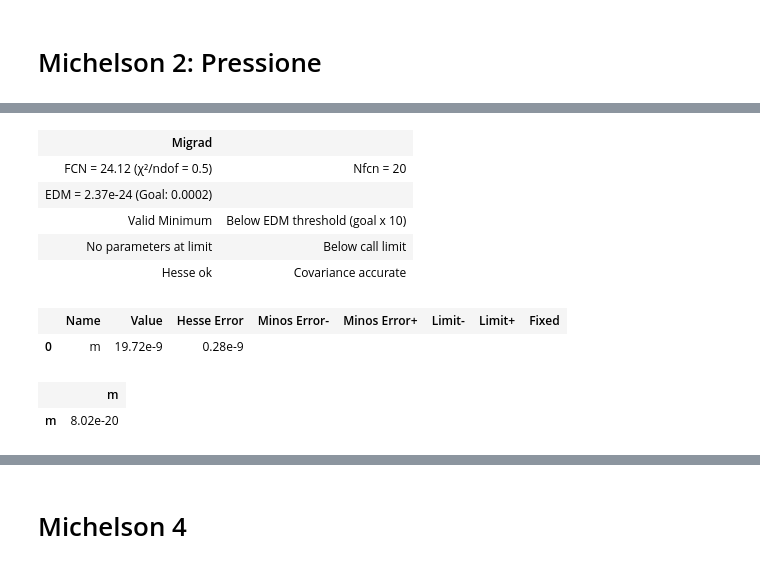
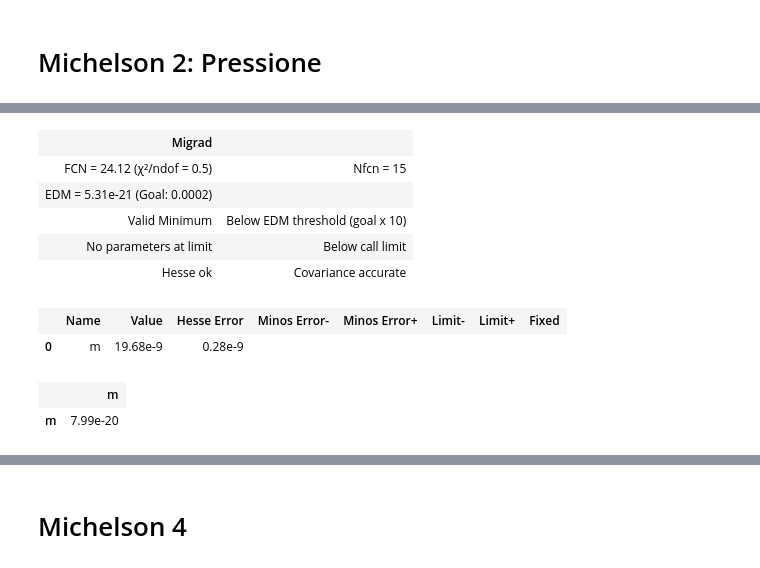
Before and after one commit to Yedi278/Lab2, a Jupyter notebook: Interferometro/Interferometro.ipynb, the cells around one changed output, grey strips where cells are left out. Cells and saved outputs as stored; diff of their text form; code cells hidden in the pictures.

```diff
--- a/Interferometro/Interferometro.ipynb
+++ b/Interferometro/Interferometro.ipynb
@@ -302,4 +317,4 @@ for i,j in zip(angolo,err_angoli_fp1):
 # %%
-err_cs_angoli_2 = errore_angoli_2(dist,raggi,errx=5,erry=.25)
+err_cs_angoli_2 = errore_angoli_2(dist,raggi,errx=1,erry=.1)
 print(err_cs_angoli_2)
 # %% [output]
@@ -307,6 +322,6 @@ print(err_cs_angoli_2)
 # %%
-c = LeastSquares(N_fp1, cs_angolo, 9.43696979860459e-6, f1)
-m = Minuit(c, a=-61.91e3, d=-3.1185e-3)
+c = LeastSquares(N_fp1, cs_angolo, err_cs_angoli_2, f1)
+m = Minuit(c, a=61.91e3, d=3.1185e-3)
 m.migrad()
 m.hesse()
 # %% [output]
@@ -532,9 +523,0 @@ delta_d_m1 = d_m1_pes/15e-6
-# %%
-ss = ((18 * delta_d_err**2) + (19 * errore_calibro**2 ) ) / (18+19)
-
-t = abs(delta_d_m1 - delta_d) / np.sqrt(float(ss))*np.sqrt(float(1/19 + 1/20))
-df = 18+19
-
-print(t)
-t_value(float(t),df)
-plt.savefig('t_test_m1.pdf',bbox_inches='tight')
@@ -562,19 +563,20 @@ p = np.abs(p)
 # %%
 d = 3.35
+l_laser_o = l_laser/1.002
 def pressione(dp,m):
-  return 2*d*m*dp / l_laser
+  return 2*d*m*dp / l_laser_o
 # %%
 c = LeastSquares(p, n_m2, 1, pressione)
-m = Minuit(c, m=1)
+m = Minuit(c, m=0)
 m.migrad()
 # %% [output]
 | Migrad |  |
-| FCN = 24.12 (χ²/ndof = 0.5) | Nfcn = 20 |
-| EDM = 2.37e-24 (Goal: 0.0002) |  |
+| FCN = 24.12 (χ²/ndof = 0.5) | Nfcn = 15 |
+| EDM = 5.31e-21 (Goal: 0.0002) |  |
 | Valid Minimum | Below EDM threshold (goal x 10) |
 | No parameters at limit | Below call limit |
 | Hesse ok | Covariance accurate |
 |  | Name | Value | Hesse Error | Minos Error- | Minos Error+ | Limit- | Limit+ | Fixed |
-| 0 | m | 19.72e-9 | 0.28e-9 |  |  |  |  |  |
+| 0 | m | 19.68e-9 | 0.28e-9 |  |  |  |  |  |
 |  | m |
-| m | 8.02e-20 |
+| m | 7.99e-20 |
```
Also changed, not shown: parts of 35 cells of this notebook, 4 other files.
